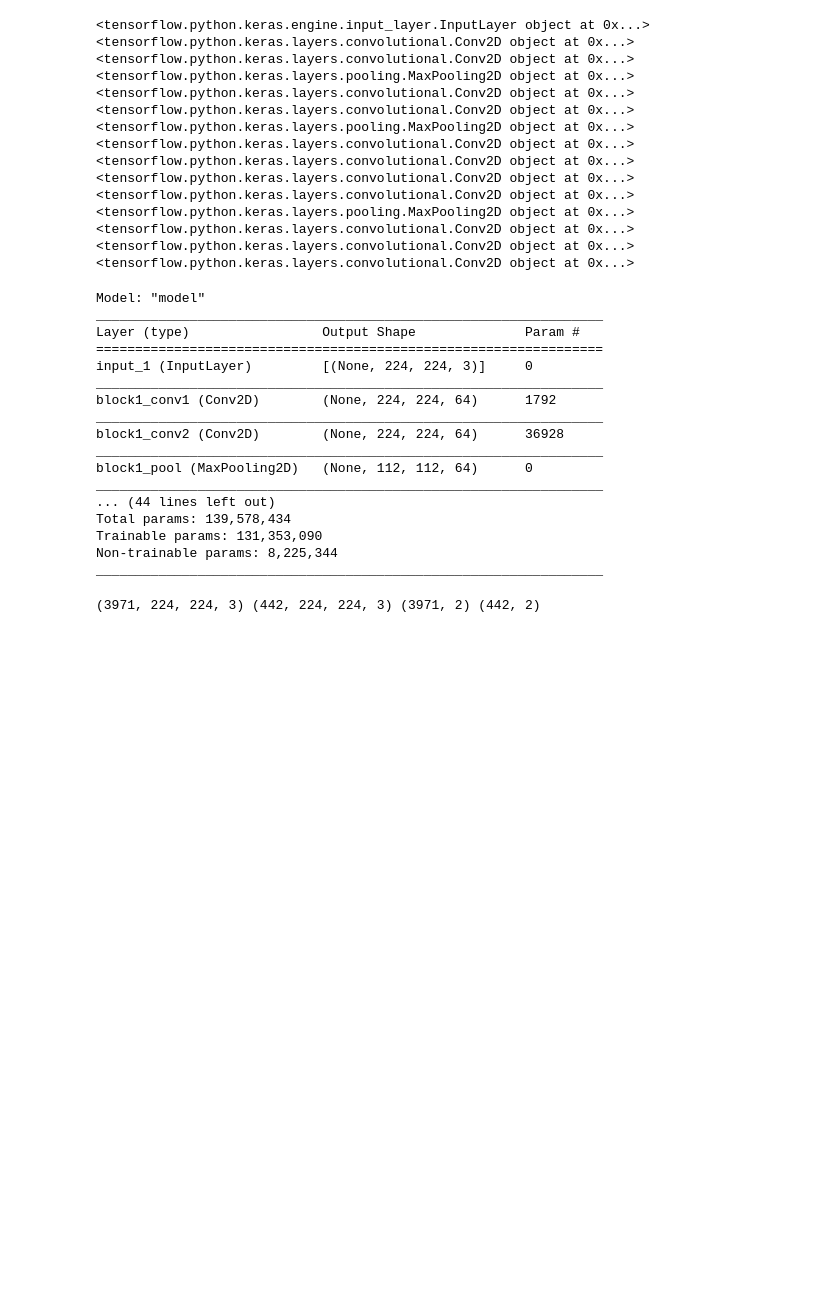
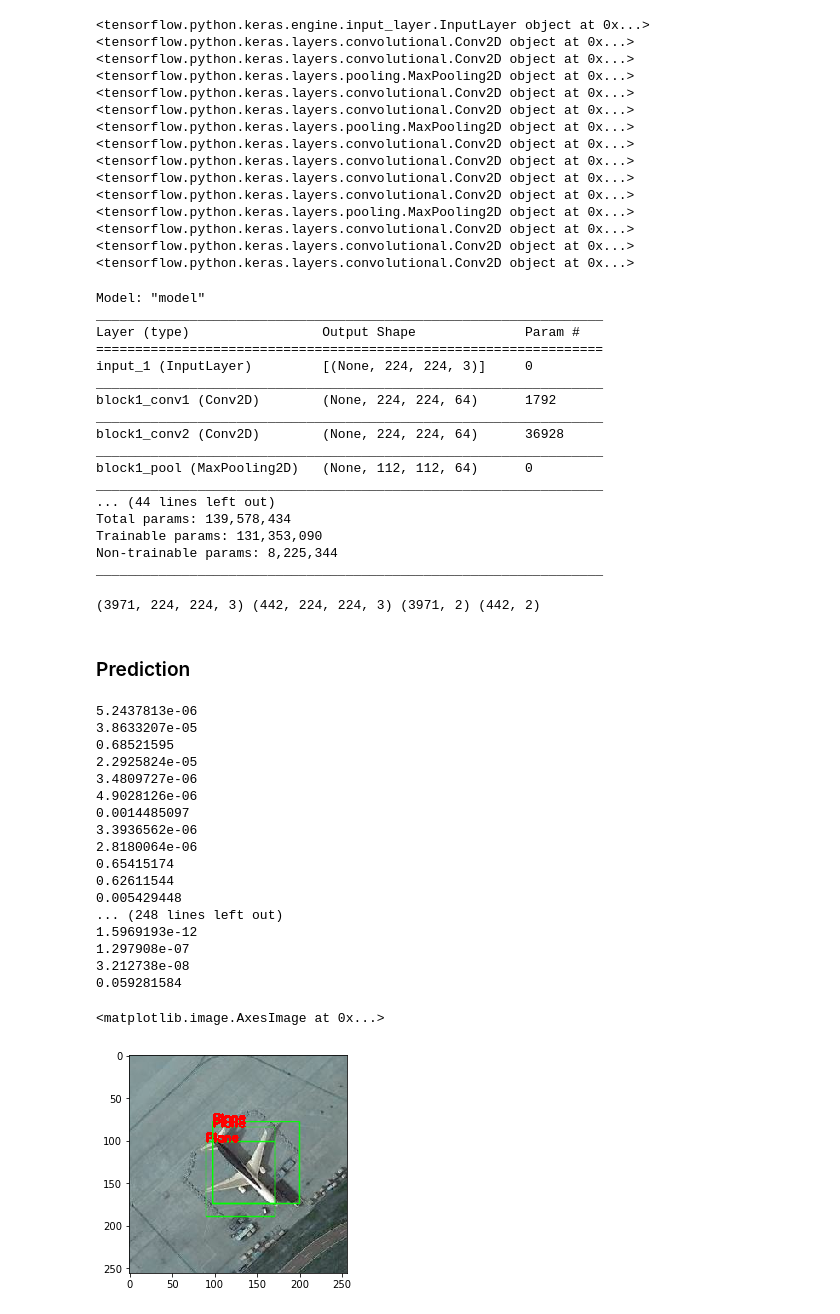
Before and after one commit to surajkarki66/Object-Detection-Deep-Learning, a Jupyter notebook: RCNN/main.ipynb, the cells around one changed output. Saved outputs shown, nothing was run; the diff lists cells and outputs as text; code cells hidden in the pictures; blank space fills up the shorter version.

Commit message:
Finished rcnn

```diff
--- a/RCNN/main.ipynb
+++ b/RCNN/main.ipynb
@@ -272,3 +274,48 @@ print(X_train.shape,X_test.shape,y_train.shape,y_test.shape)
 (3971, 224, 224, 3) (442, 224, 224, 3) (3971, 2) (442, 2)
 # %%
 #hist = model.fit(X_train, y_train, epochs= 1000, validation_data= (X_test, y_test), validation_steps=2, callbacks=[checkpoint,early])
+# %%
+test_path = 'test/airplane_666.jpg'
+# %%
+model = load_model('model/rcnn.h5')
+# %% [markdown]
+### Prediction
+# %%
+img = cv2.imread(test_path)
+ss.setBaseImage(img)
+ss.switchToSelectiveSearchFast()
+ssresults = ss.process()
+imout = img.copy()
+for e,result in enumerate(ssresults):
+    if e < 2000:
+        x,y,w,h = result
+        timage = imout[y:y+h,x:x+w]
+        resized = cv2.resize(timage, (224,224), interpolation = cv2.INTER_AREA)
+        img = np.expand_dims(resized, axis=0)
+        out= model.predict(img)
+        print(out[0][0])
+        if out[0][0] > 0.7:
+            cv2.rectangle(imout, (x, y), (x+w, y+h), (0, 255, 0), 1, cv2.LINE_AA)
+            cv2.putText(imout, "Plane", (x, y), cv2.FONT_HERSHEY_SIMPLEX, 0.45, (255, 0, 0), 2)
+plt.figure()
+plt.imshow(imout)
+# %% [output]
+5.2437813e-06
+3.8633207e-05
+0.68521595
+2.2925824e-05
+3.4809727e-06
+4.9028126e-06
+0.0014485097
+3.3936562e-06
+2.8180064e-06
+0.65415174
+0.62611544
+0.005429448
+... (248 lines left out)
+1.5969193e-12
+1.297908e-07
+3.212738e-08
+0.059281584
+<matplotlib.image.AxesImage at 0x...>
+[figure, added]
```
Also changed, not shown: parts of 3 cells of this notebook.
